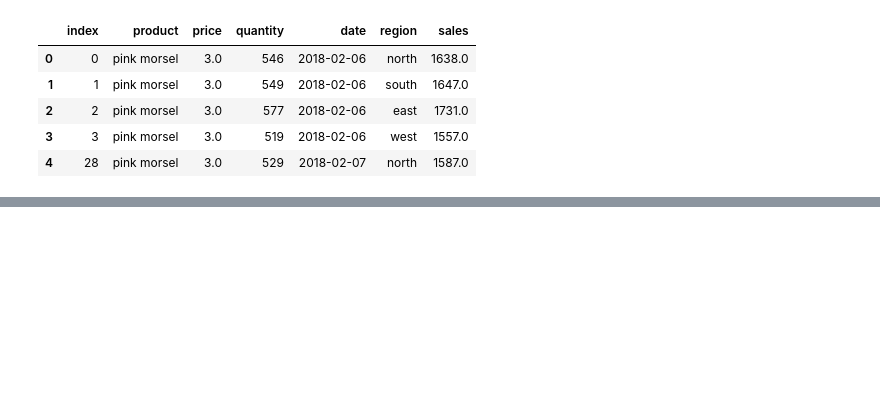
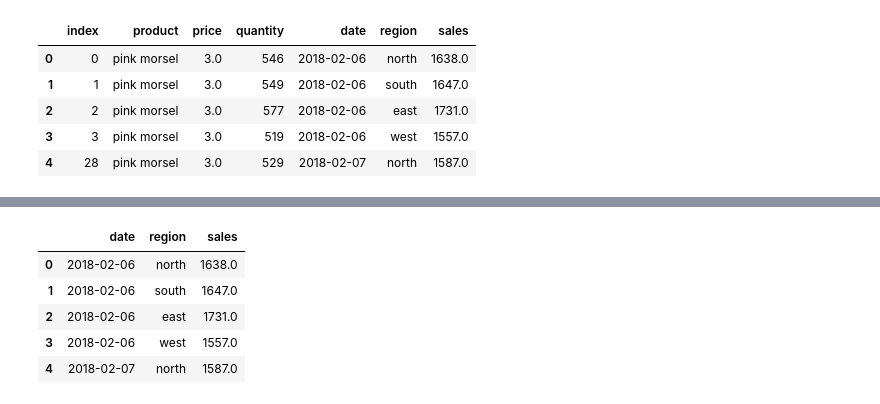
Before and after one commit to PrathmeshN99/Quantium-Virtual-Experience, a Jupyter notebook: Quantium-Virtual-Experience/Merged data.ipynb, the cells around one changed output, grey strips where cells are left out. Saved outputs shown, nothing was run; the diff lists cells and outputs as text; code cells hidden in the pictures; blank space fills up the shorter version.

```diff
--- a/Quantium-Virtual-Experience/Merged data.ipynb
+++ b/Quantium-Virtual-Experience/Merged data.ipynb
@@ -155,2 +155,11 @@ df.sample()
 # %%
 df.to_csv('data/merged.csv')
+# %%
+df.head()
+# %% [output]
+|  | date | region | sales |
+| 0 | 2018-02-06 | north | 1638.0 |
+| 1 | 2018-02-06 | south | 1647.0 |
+| 2 | 2018-02-06 | east | 1731.0 |
+| 3 | 2018-02-06 | west | 1557.0 |
+| 4 | 2018-02-07 | north | 1587.0 |
```
Also changed, not shown: parts of 3 cells of this notebook, 1 other file.
